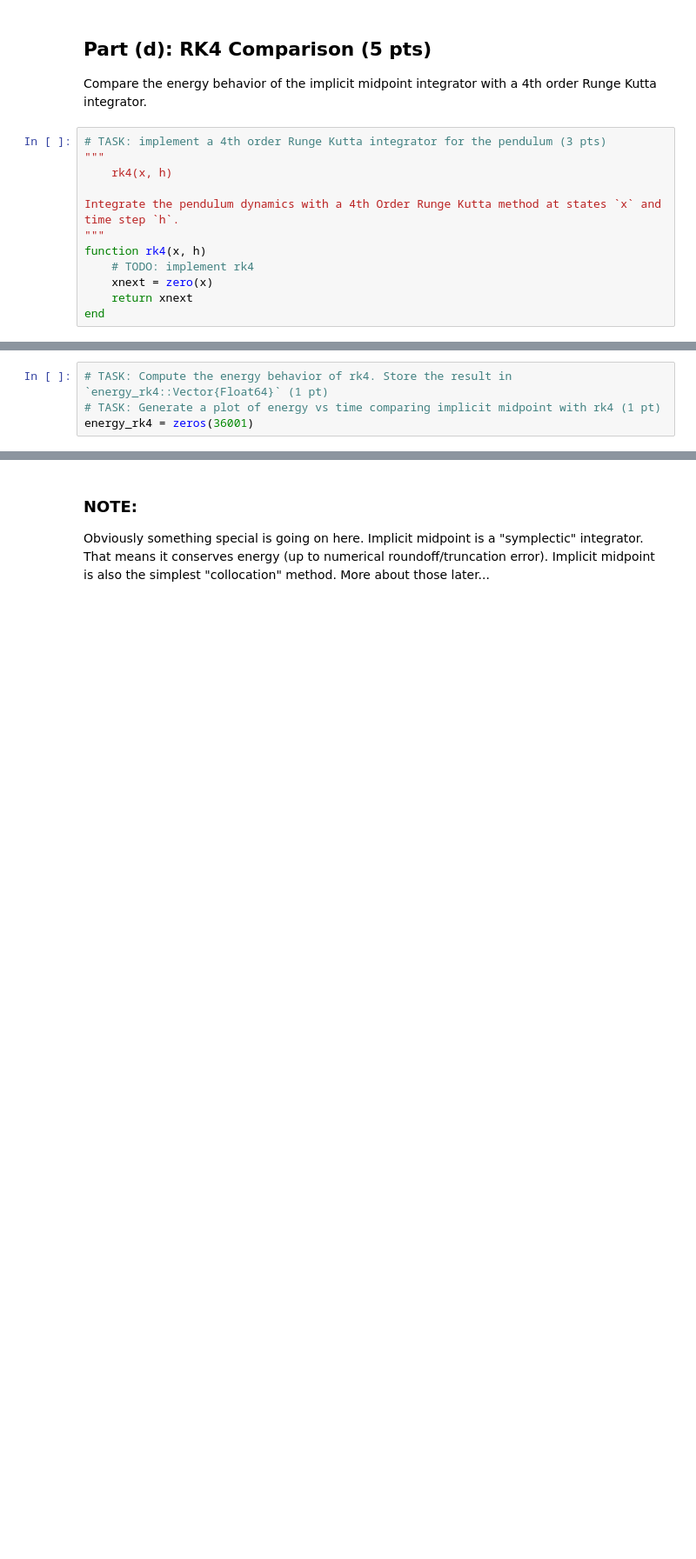
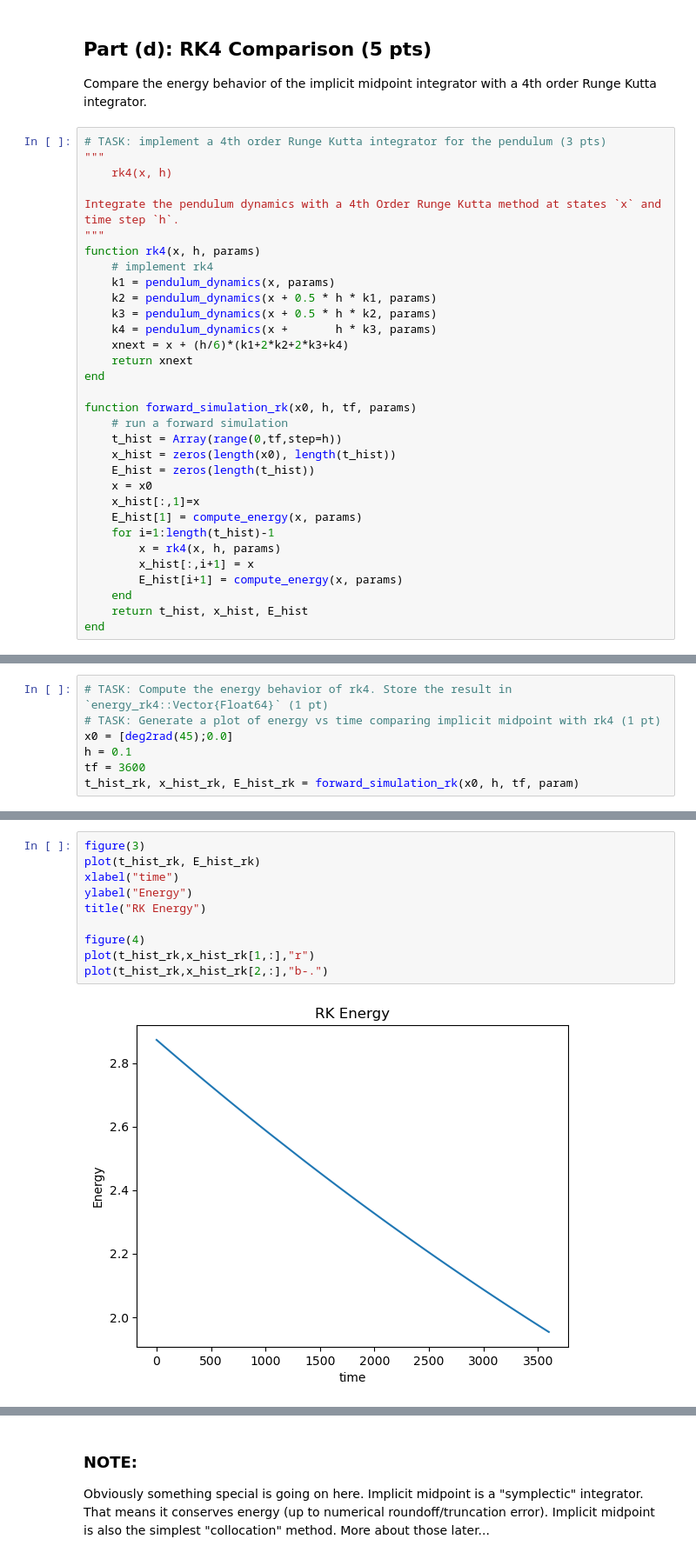
Before and after one commit to YunxiTang/Optimal_Control_HW1, a Jupyter notebook: src/Q1.ipynb, the cells around one changed output, grey strips where cells are left out. Shown at 87% size. Drawn from its saved outputs; the diff is of its cells as text; blank space fills up the shorter version.

```diff
--- a/src/Q1.ipynb
+++ b/src/Q1.ipynb
@@ -66,8 +164,28 @@ Compare the energy behavior of the implicit midpoint integrator with a 4th order
 
 Integrate the pendulum dynamics with a 4th Order Runge Kutta method at states `x` and time step `h`.
 """
-function rk4(x, h)
-    # TODO: implement rk4
-    xnext = zero(x)
+function rk4(x, h, params)
+    # implement rk4
+    k1 = pendulum_dynamics(x, params)
+    k2 = pendulum_dynamics(x + 0.5 * h * k1, params)
+    k3 = pendulum_dynamics(x + 0.5 * h * k2, params)
+    k4 = pendulum_dynamics(x +       h * k3, params)
+    xnext = x + (h/6)*(k1+2*k2+2*k3+k4)
     return xnext
 end
+
+function forward_simulation_rk(x0, h, tf, params)
+    # run a forward simulation
+    t_hist = Array(range(0,tf,step=h))
+    x_hist = zeros(length(x0), length(t_hist))
+    E_hist = zeros(length(t_hist))
+    x = x0
+    x_hist[:,1]=x
+    E_hist[1] = compute_energy(x, params)
+    for i=1:length(t_hist)-1
+        x = rk4(x, h, params)
+        x_hist[:,i+1] = x
+        E_hist[i+1] = compute_energy(x, params)
+    end
+    return t_hist, x_hist, E_hist
+end
@@ -74,4 +194,7 @@ end
 # %%
 # TASK: Compute the energy behavior of rk4. Store the result in `energy_rk4::Vector{Float64}` (1 pt)
 # TASK: Generate a plot of energy vs time comparing implicit midpoint with rk4 (1 pt)
-energy_rk4 = zeros(36001)
+x0 = [deg2rad(45);0.0]
+h = 0.1
+tf = 3600
+t_hist_rk, x_hist_rk, E_hist_rk = forward_simulation_rk(x0, h, tf, param)
@@ -77,0 +203,12 @@ energy_rk4 = zeros(36001)
+# %%
+figure(3)
+plot(t_hist_rk, E_hist_rk)
+xlabel("time")
+ylabel("Energy")
+title("RK Energy")
+
+figure(4)
+plot(t_hist_rk,x_hist_rk[1,:],"r")
+plot(t_hist_rk,x_hist_rk[2,:],"b-.")
+# %% [output]
+[figure, added]
```
Also changed, not shown: parts of 16 cells of this notebook.
